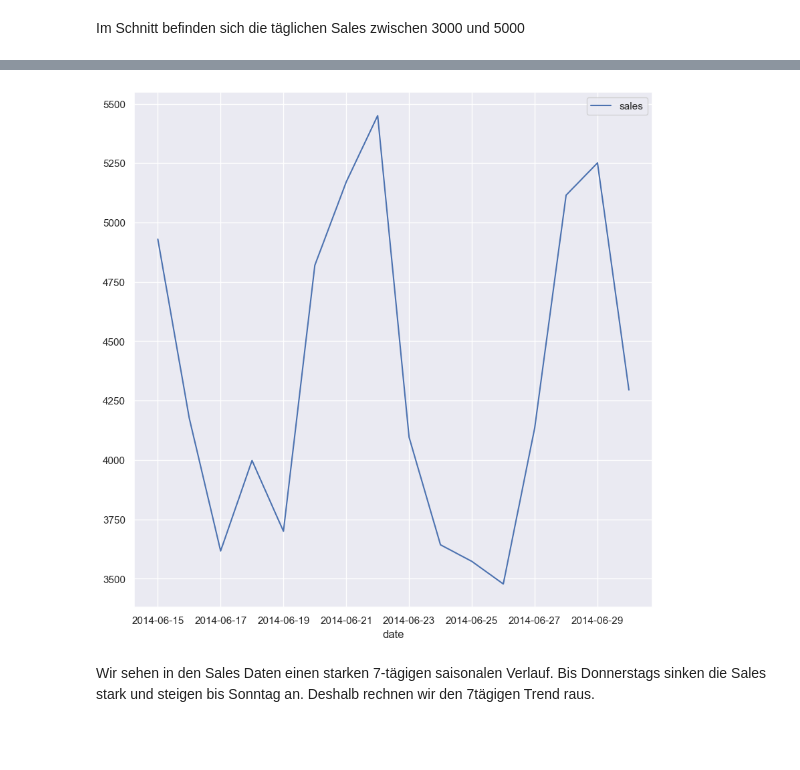
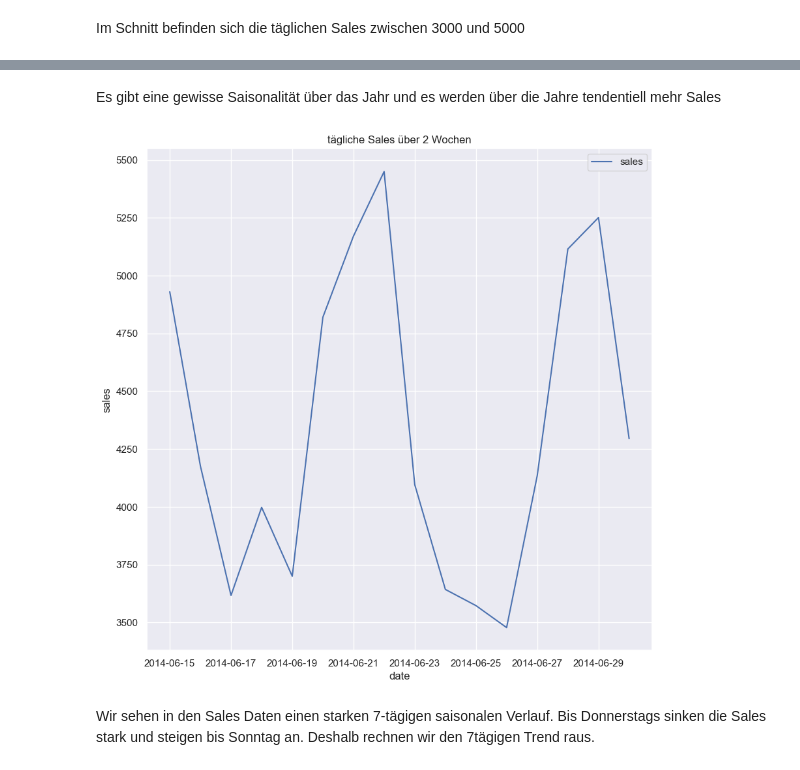
Before and after one commit to EdwinUe/BAB_WS22-23, a Jupyter notebook: Code/Forecast_Gruppe 6.ipynb, the cells around one changed output, grey strips where cells are left out. Saved outputs shown, nothing was run; the diff lists cells and outputs as text; code cells hidden in the pictures; blank space fills up the shorter version.

```diff
--- a/Code/Forecast_Gruppe 6.ipynb
+++ b/Code/Forecast_Gruppe 6.ipynb
@@ -751,8 +714,14 @@ df_plot5 = df[['date', 'sales']].groupby(by='date').sum() #Glaube das war df_plo
+# %% [markdown]
+Es gibt eine gewisse Saisonalität über das Jahr und es werden über die Jahre tendentiell mehr Sales
 # %%
+df_plot5 = df[['date', 'sales']].groupby(by='date').sum()
 data = df_plot5.loc['2014-06-15':'2014-06-30']
 g = sns.lineplot(data = data)
+plt.title('tägliche Sales über 2 Wochen')
+plt.ylabel("sales")
+plt.show()
 # %% [output]
-[figure, old version]
+[figure, new version]
 # %% [markdown]
 Wir sehen in den Sales Daten einen starken 7-tägigen saisonalen Verlauf. Bis Donnerstags sinken die Sales stark und steigen bis Sonntag an.
 Deshalb rechnen wir den 7tägigen Trend raus.
```
Also changed, not shown: parts of 36 cells of this notebook.
